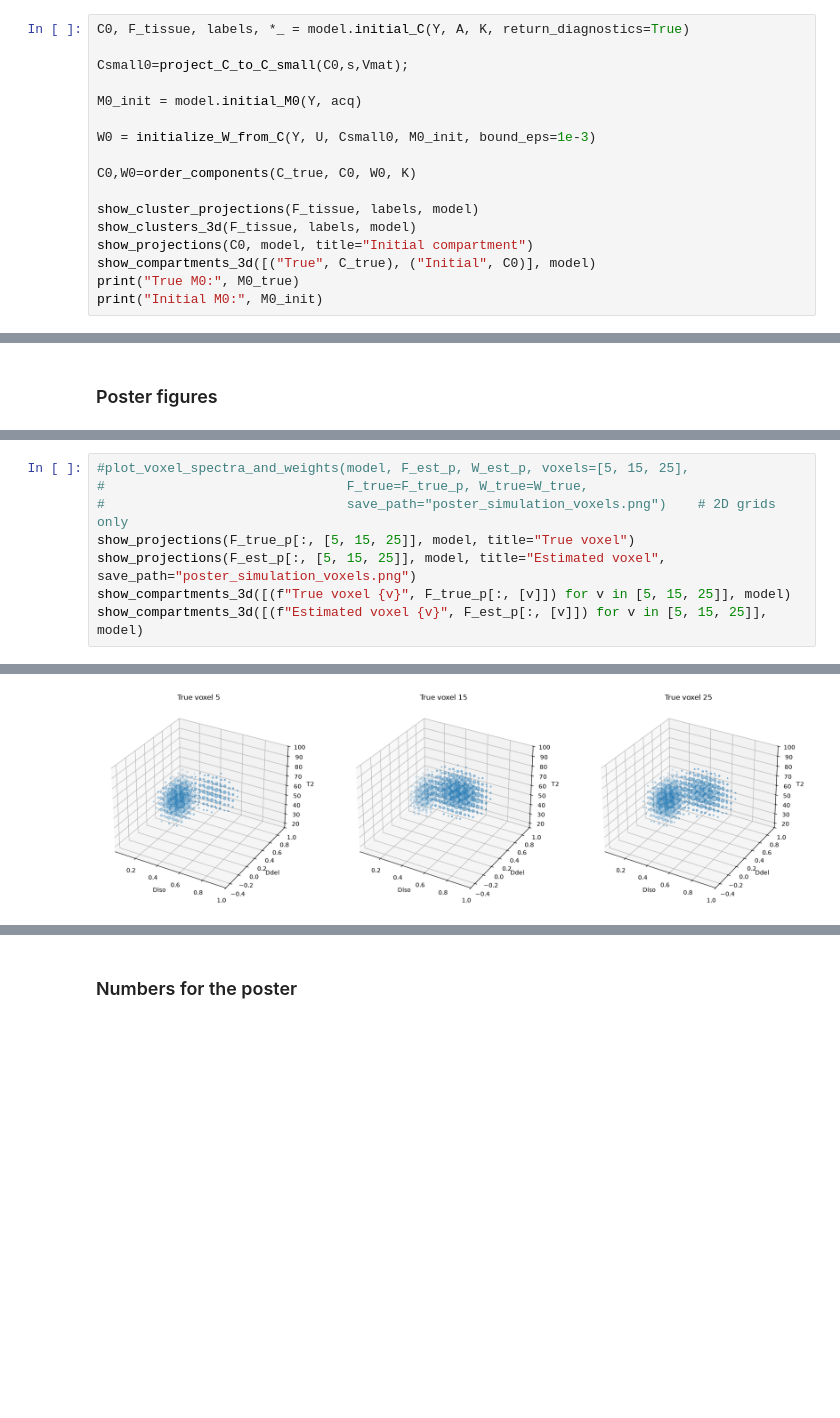
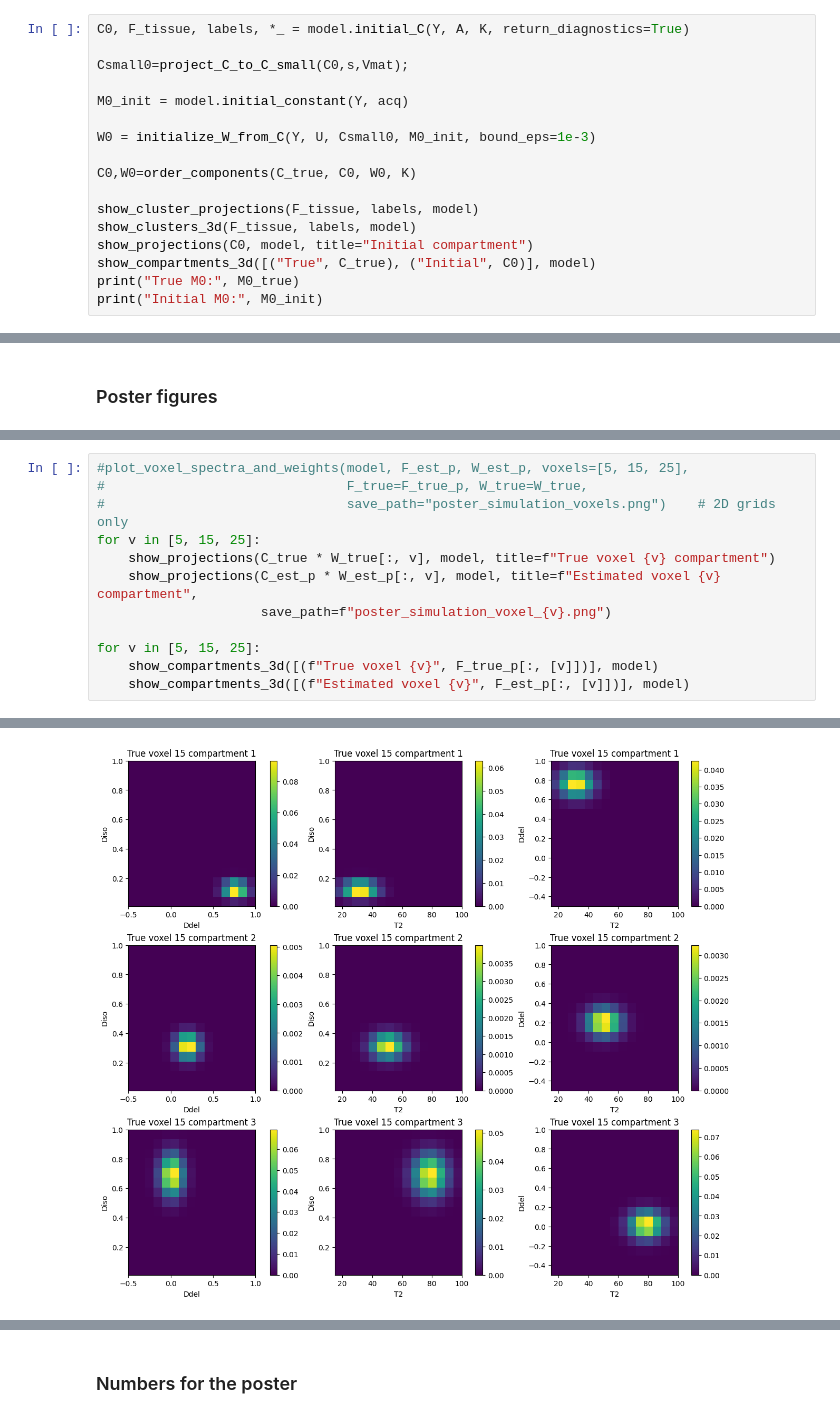
Before and after one commit to mariabrad/bayesCode, a Jupyter notebook: notebooks/maria-tests-simulation_for_new_model.ipynb, the cells around one changed output, grey strips where cells are left out. Drawn from its saved outputs; the diff is of its cells as text; blank space fills up the shorter version.

```diff
--- a/notebooks/maria-tests-simulation_for_new_model.ipynb
+++ b/notebooks/maria-tests-simulation_for_new_model.ipynb
@@ -73,7 +78,7 @@ C0, F_tissue, labels, *_ = model.initial_C(Y, A, K, return_diagnostics=True)
 
 Csmall0=project_C_to_C_small(C0,s,Vmat);
 
-M0_init = model.initial_M0(Y, acq)
+M0_init = model.initial_constant(Y, acq)
 
 W0 = initialize_W_from_C(Y, U, Csmall0, M0_init, bound_eps=1e-3)
 
@@ -182,8 +187,12 @@ C MAE: 0.00029325253059117026
 #plot_voxel_spectra_and_weights(model, F_est_p, W_est_p, voxels=[5, 15, 25],
 #                               F_true=F_true_p, W_true=W_true,
 #                               save_path="poster_simulation_voxels.png")    # 2D grids only
-show_projections(F_true_p[:, [5, 15, 25]], model, title="True voxel")
-show_projections(F_est_p[:, [5, 15, 25]], model, title="Estimated voxel", save_path="poster_simulation_voxels.png")
-show_compartments_3d([(f"True voxel {v}", F_true_p[:, [v]]) for v in [5, 15, 25]], model)
-show_compartments_3d([(f"Estimated voxel {v}", F_est_p[:, [v]]) for v in [5, 15, 25]], model)
+for v in [5, 15, 25]:
+    show_projections(C_true * W_true[:, v], model, title=f"True voxel {v} compartment")
+    show_projections(C_est_p * W_est_p[:, v], model, title=f"Estimated voxel {v} compartment",
+                     save_path=f"poster_simulation_voxel_{v}.png")
+
+for v in [5, 15, 25]:
+    show_compartments_3d([(f"True voxel {v}", F_true_p[:, [v]])], model)
+    show_compartments_3d([(f"Estimated voxel {v}", F_est_p[:, [v]])], model)
 # %% [output]
@@ -192 +201 @@ show_compartments_3d([(f"Estimated voxel {v}", F_est_p[:, [v]]) for v in [5, 15,
-[figure, old version]
+[figure, new version]
```
Also changed, not shown: parts of 5 cells of this notebook, 8 other files.
